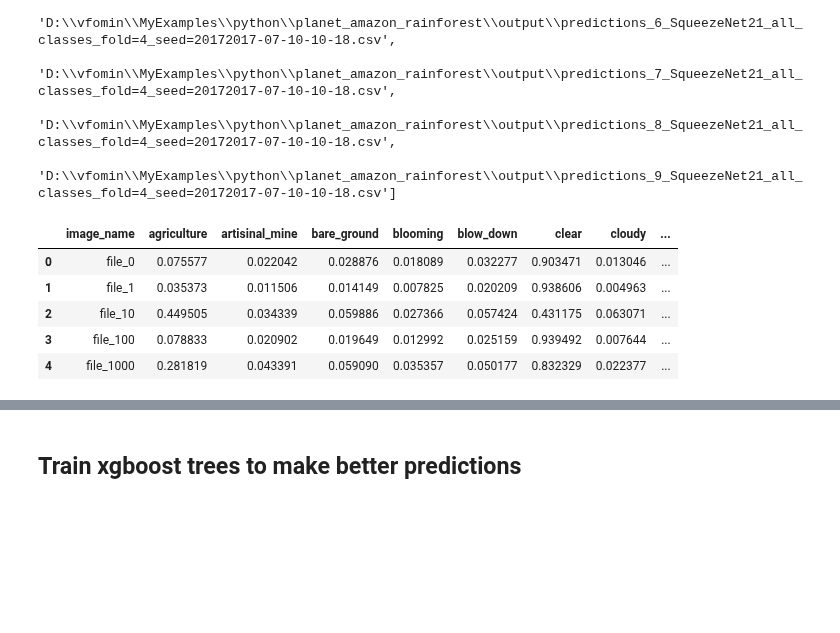
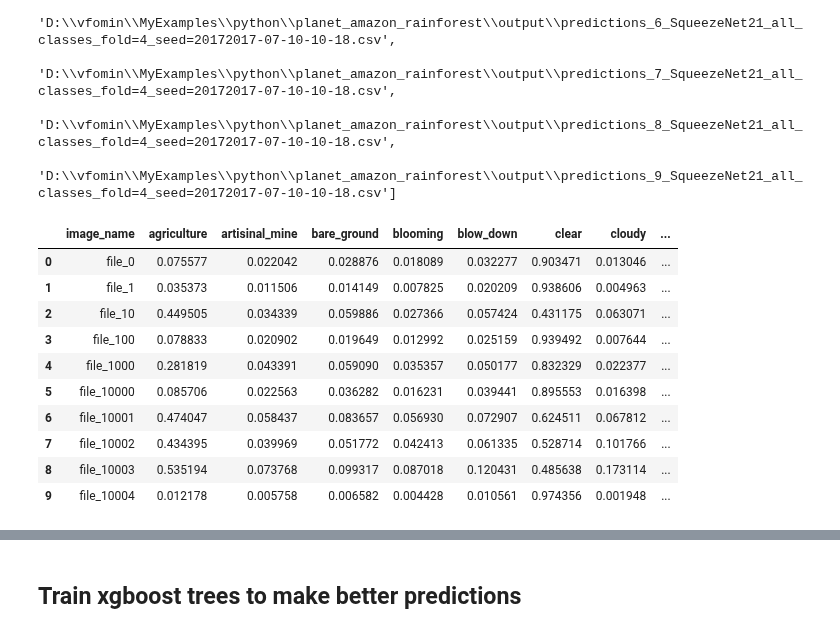
Before and after one commit to vfdev-5/planet_amazon_rainforest, a Jupyter notebook: notebooks/predictions_blender.ipynb, the cells around one changed output, grey strips where cells are left out. Saved outputs shown, nothing was run; the diff lists cells and outputs as text; code cells hidden in the pictures; blank space fills up the shorter version.

```diff
--- a/notebooks/predictions_blender.ipynb
+++ b/notebooks/predictions_blender.ipynb
@@ -31,0 +34,29 @@ Using TensorFlow backend.
+# %%
+from data_utils import unique_tags, get_label
+
+target_tags = ['target_' + t for t in unique_tags]
+val_predictions_filepath = os.path.join(GENERATED_DATA, "val_predictions.csv")
+if not os.path.exists(val_predictions_filepath):
+
+    val_predictions_csv = glob(os.path.join(OUTPUT_PATH, "val_predictions_*.csv"))
+    df = pd.read_csv(val_predictions_csv[0]).dropna()
+    for filepath in val_predictions_csv[1:]:
+        df = pd.concat([df, pd.read_csv(filepath).dropna()])
+    df.reset_index(inplace=True)
+    df.drop('index', axis=1, inplace=True)
+    df['image_id'] = df['image_name'].apply(lambda x: int(x[len('test_'):]))
+    for t in target_tags:
+        df[t] = ''
+    def fill_target_tags(row):
+        image_id = row[0]
+        labels = get_label(image_id, "Train_jpg")
+        row[1:] = labels
+        return row
+    cols = ['image_id', ] + target_tags
+    df[cols] = df[cols].apply(fill_target_tags, axis=1)
+
+    df.to_csv(val_predictions_filepath, index=False)
+    val_predictions_df = df
+    df = None
+else:
+    val_predictions_df = pd.read_csv(val_predictions_filepath)
@@ -68,9 +121,14 @@ mean_predictions_df = compute_mean(predictions)
 # %%
-mean_predictions_df.head()
+mean_predictions_df.head(10)
 # %% [output]
 |  | image_name | agriculture | artisinal_mine | bare_ground | blooming | blow_down | clear | cloudy | ... |
 | 0 | file_0 | 0.075577 | 0.022042 | 0.028876 | 0.018089 | 0.032277 | 0.903471 | 0.013046 | ... |
 | 1 | file_1 | 0.035373 | 0.011506 | 0.014149 | 0.007825 | 0.020209 | 0.938606 | 0.004963 | ... |
 | 2 | file_10 | 0.449505 | 0.034339 | 0.059886 | 0.027366 | 0.057424 | 0.431175 | 0.063071 | ... |
 | 3 | file_100 | 0.078833 | 0.020902 | 0.019649 | 0.012992 | 0.025159 | 0.939492 | 0.007644 | ... |
 | 4 | file_1000 | 0.281819 | 0.043391 | 0.059090 | 0.035357 | 0.050177 | 0.832329 | 0.022377 | ... |
+| 5 | file_10000 | 0.085706 | 0.022563 | 0.036282 | 0.016231 | 0.039441 | 0.895553 | 0.016398 | ... |
+| 6 | file_10001 | 0.474047 | 0.058437 | 0.083657 | 0.056930 | 0.072907 | 0.624511 | 0.067812 | ... |
+| 7 | file_10002 | 0.434395 | 0.039969 | 0.051772 | 0.042413 | 0.061335 | 0.528714 | 0.101766 | ... |
+| 8 | file_10003 | 0.535194 | 0.073768 | 0.099317 | 0.087018 | 0.120431 | 0.485638 | 0.173114 | ... |
+| 9 | file_10004 | 0.012178 | 0.005758 | 0.006582 | 0.004428 | 0.010561 | 0.974356 | 0.001948 | ... |
```
Also changed, not shown: parts of 47 cells of this notebook, 8 other files.
